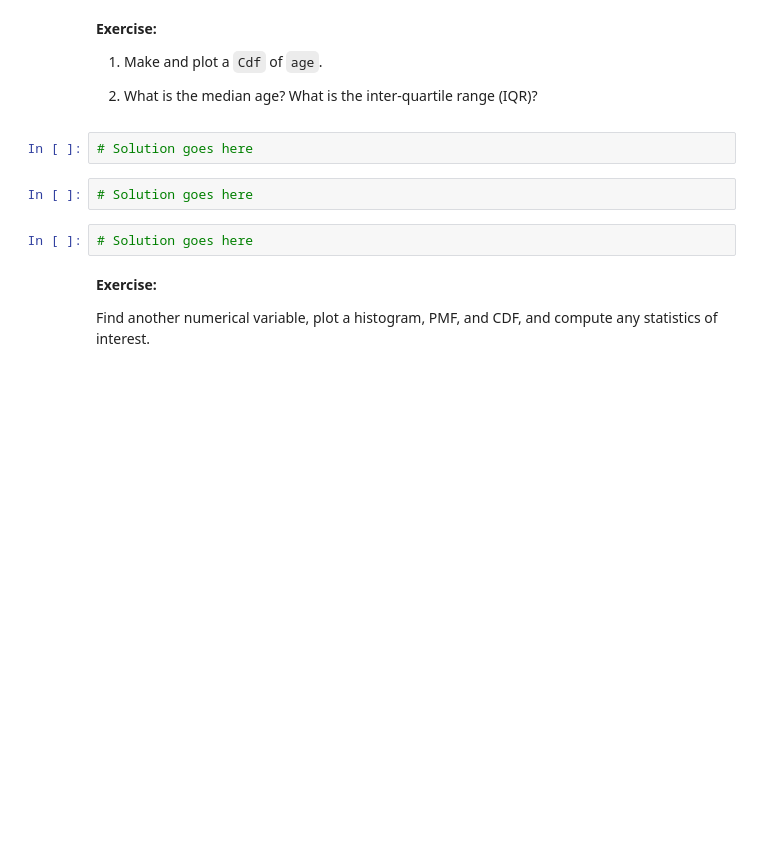
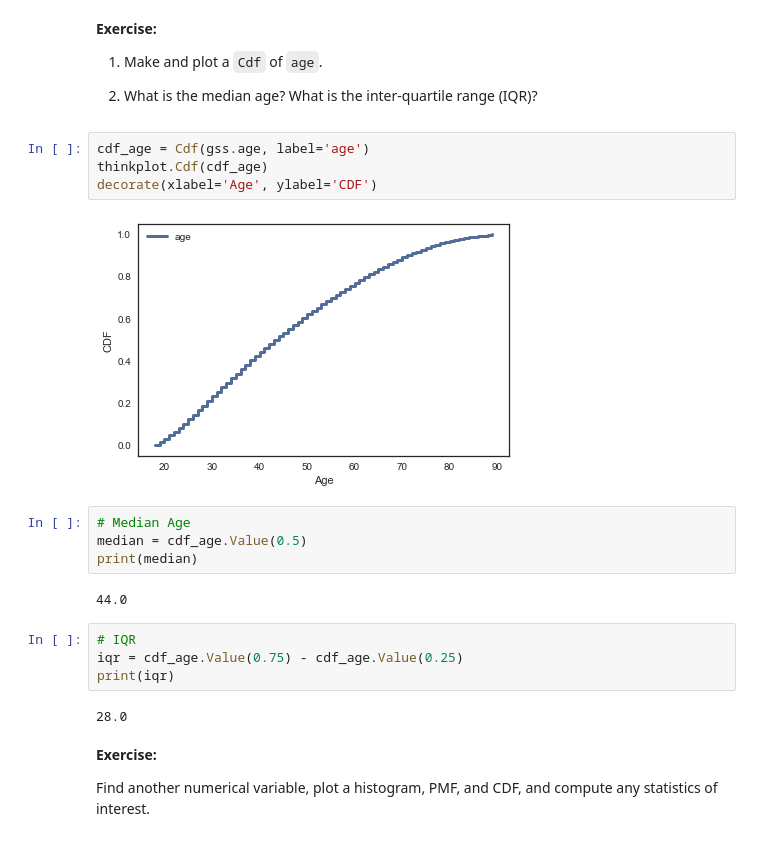
Before and after one commit to coverney/ThinkStats2, a Jupyter notebook: homeworks/homework01.ipynb, the cells around one changed output. Saved outputs shown, nothing was run; the diff lists cells and outputs as text; blank space fills up the shorter version.

```diff
--- a/homeworks/homework01.ipynb
+++ b/homeworks/homework01.ipynb
@@ -426,12 +433,24 @@ pmf_educ.Prob(16)
 1. Make and plot a `Cdf` of `age`.
 
 2. What is the median age?  What is the inter-quartile range (IQR)?
-# %%
-# Solution goes here
-# %%
-# Solution goes here
-# %%
-# Solution goes here
+# %%
+cdf_age = Cdf(gss.age, label='age')
+thinkplot.Cdf(cdf_age)
+decorate(xlabel='Age', ylabel='CDF')
+# %% [output]
+[figure, added]
+# %%
+# Median Age
+median = cdf_age.Value(0.5)
+print(median)
+# %% [output]
+44.0
+# %%
+# IQR
+iqr = cdf_age.Value(0.75) - cdf_age.Value(0.25)
+print(iqr)
+# %% [output]
+28.0
 # %% [markdown]
 **Exercise:**
 
```
Also changed, not shown: parts of 37 cells of this notebook.
